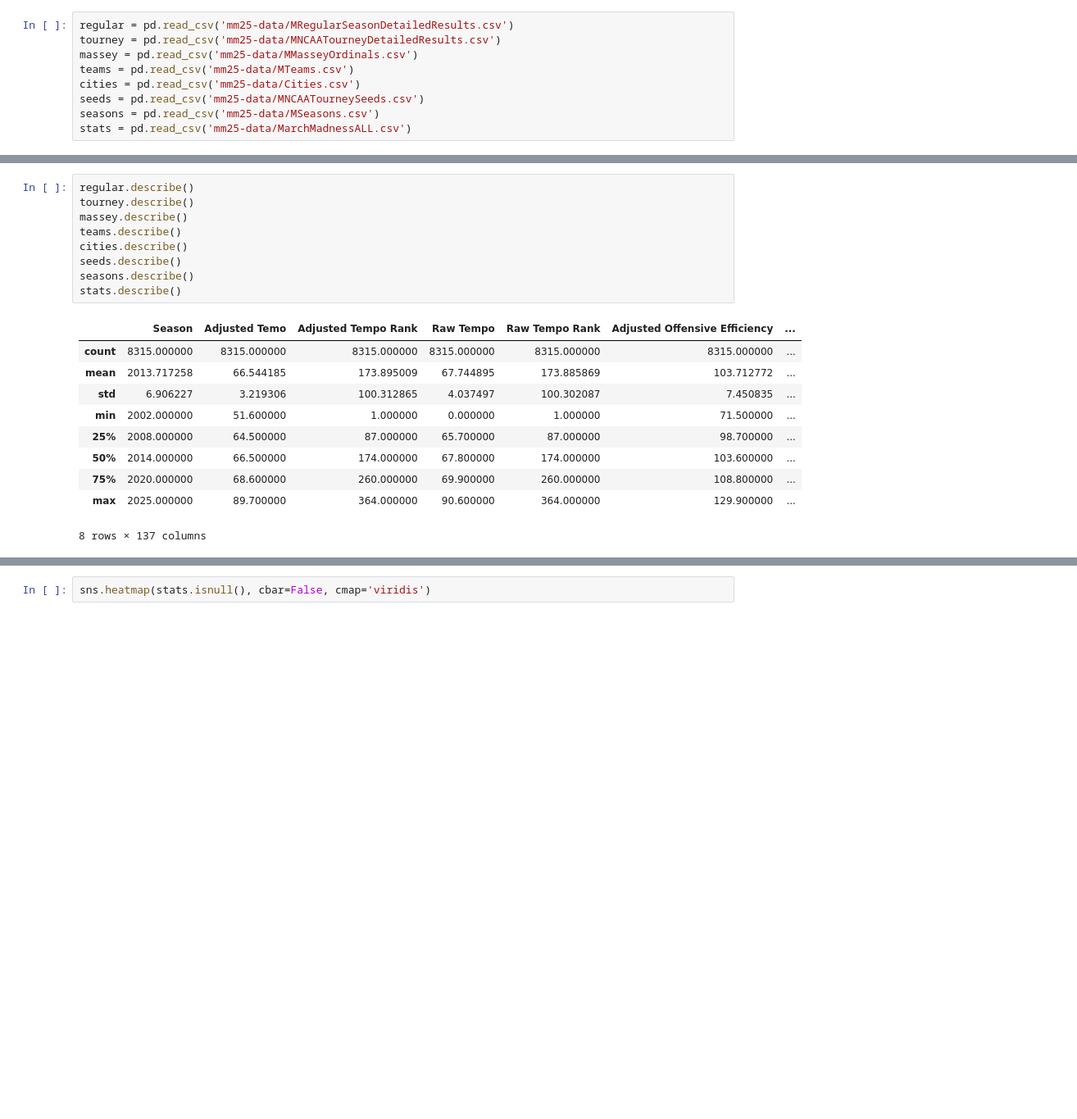
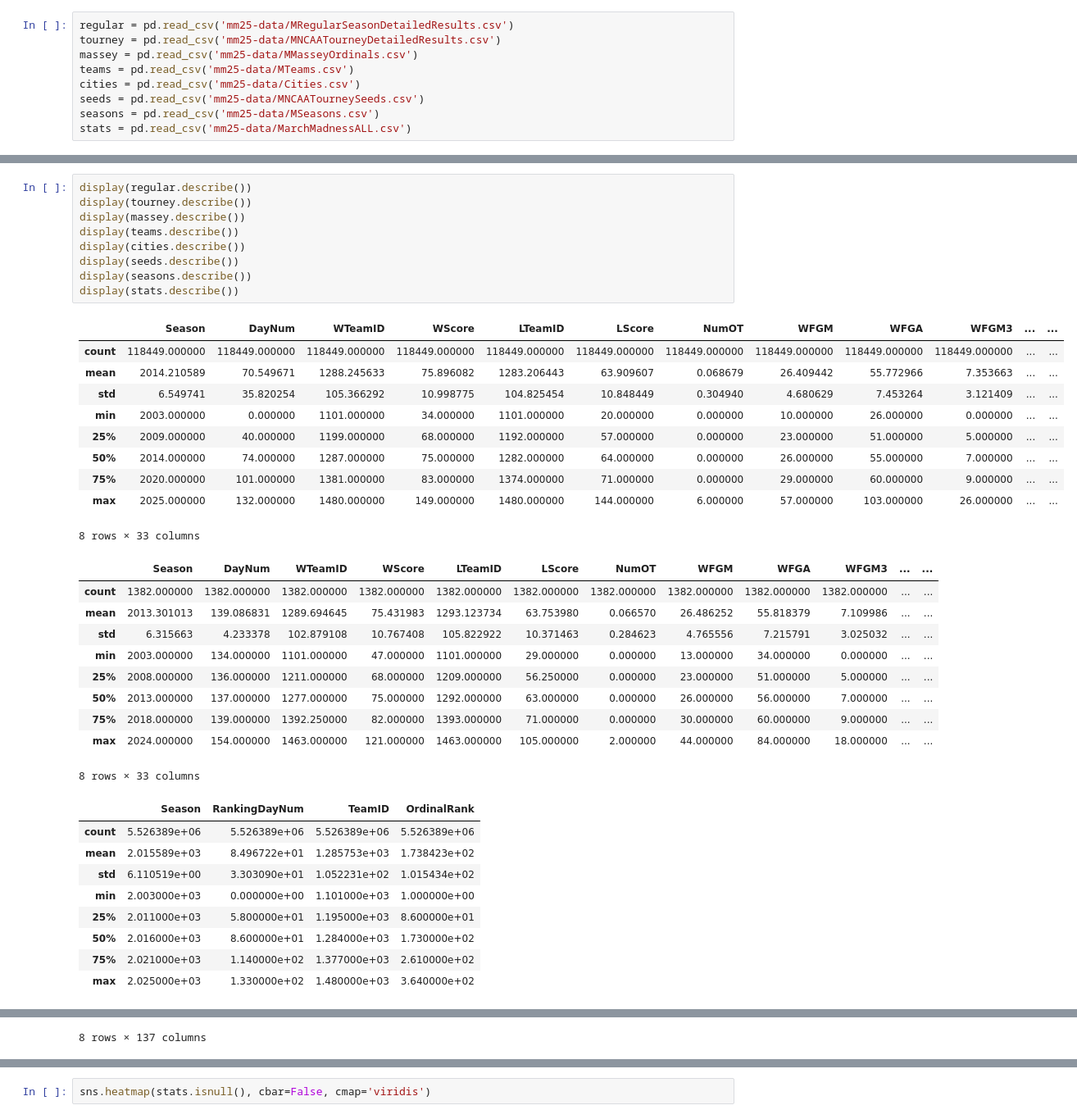
Before and after one commit to StudioMitesh/march-madness-25, a Jupyter notebook: notebook.ipynb, the cells around one changed output, grey strips where cells are left out. Shown at 82% size. Drawn from its saved outputs; the diff is of its cells as text; blank space fills up the shorter version.

```diff
--- a/notebook.ipynb
+++ b/notebook.ipynb
@@ -62,20 +170,39 @@ memory usage: 9.3+ MB
 # %%
-regular.describe()
-tourney.describe()
-massey.describe()
-teams.describe()
-cities.describe()
-seeds.describe()
-seasons.describe()
-stats.describe()
+display(regular.describe())
+display(tourney.describe())
+display(massey.describe())
+display(teams.describe())
+display(cities.describe())
+display(seeds.describe())
+display(seasons.describe())
+display(stats.describe())
 # %% [output]
-|  | Season | Adjusted Temo | Adjusted Tempo Rank | Raw Tempo | Raw Tempo Rank | Adjusted Offensive Efficiency | ... |
-| count | 8315.000000 | 8315.000000 | 8315.000000 | 8315.000000 | 8315.000000 | 8315.000000 | ... |
-| mean | 2013.717258 | 66.544185 | 173.895009 | 67.744895 | 173.885869 | 103.712772 | ... |
-| std | 6.906227 | 3.219306 | 100.312865 | 4.037497 | 100.302087 | 7.450835 | ... |
-| min | 2002.000000 | 51.600000 | 1.000000 | 0.000000 | 1.000000 | 71.500000 | ... |
-| 25% | 2008.000000 | 64.500000 | 87.000000 | 65.700000 | 87.000000 | 98.700000 | ... |
-| 50% | 2014.000000 | 66.500000 | 174.000000 | 67.800000 | 174.000000 | 103.600000 | ... |
-| 75% | 2020.000000 | 68.600000 | 260.000000 | 69.900000 | 260.000000 | 108.800000 | ... |
-| max | 2025.000000 | 89.700000 | 364.000000 | 90.600000 | 364.000000 | 129.900000 | ... |
+|  | Season | DayNum | WTeamID | WScore | LTeamID | LScore | NumOT | WFGM | WFGA | WFGM3 | ... | ... |
+| count | 118449.000000 | 118449.000000 | 118449.000000 | 118449.000000 | 118449.000000 | 118449.000000 | 118449.000000 | 118449.000000 | 118449.000000 | 118449.000000 | ... | ... |
+| mean | 2014.210589 | 70.549671 | 1288.245633 | 75.896082 | 1283.206443 | 63.909607 | 0.068679 | 26.409442 | 55.772966 | 7.353663 | ... | ... |
+| std | 6.549741 | 35.820254 | 105.366292 | 10.998775 | 104.825454 | 10.848449 | 0.304940 | 4.680629 | 7.453264 | 3.121409 | ... | ... |
+| min | 2003.000000 | 0.000000 | 1101.000000 | 34.000000 | 1101.000000 | 20.000000 | 0.000000 | 10.000000 | 26.000000 | 0.000000 | ... | ... |
+| 25% | 2009.000000 | 40.000000 | 1199.000000 | 68.000000 | 1192.000000 | 57.000000 | 0.000000 | 23.000000 | 51.000000 | 5.000000 | ... | ... |
+| 50% | 2014.000000 | 74.000000 | 1287.000000 | 75.000000 | 1282.000000 | 64.000000 | 0.000000 | 26.000000 | 55.000000 | 7.000000 | ... | ... |
+| 75% | 2020.000000 | 101.000000 | 1381.000000 | 83.000000 | 1374.000000 | 71.000000 | 0.000000 | 29.000000 | 60.000000 | 9.000000 | ... | ... |
+| max | 2025.000000 | 132.000000 | 1480.000000 | 149.000000 | 1480.000000 | 144.000000 | 6.000000 | 57.000000 | 103.000000 | 26.000000 | ... | ... |
-8 rows × 137 columns
+8 rows × 33 columns
+|  | Season | DayNum | WTeamID | WScore | LTeamID | LScore | NumOT | WFGM | WFGA | WFGM3 | ... | ... |
+| count | 1382.000000 | 1382.000000 | 1382.000000 | 1382.000000 | 1382.000000 | 1382.000000 | 1382.000000 | 1382.000000 | 1382.000000 | 1382.000000 | ... | ... |
+| mean | 2013.301013 | 139.086831 | 1289.694645 | 75.431983 | 1293.123734 | 63.753980 | 0.066570 | 26.486252 | 55.818379 | 7.109986 | ... | ... |
+| std | 6.315663 | 4.233378 | 102.879108 | 10.767408 | 105.822922 | 10.371463 | 0.284623 | 4.765556 | 7.215791 | 3.025032 | ... | ... |
+| min | 2003.000000 | 134.000000 | 1101.000000 | 47.000000 | 1101.000000 | 29.000000 | 0.000000 | 13.000000 | 34.000000 | 0.000000 | ... | ... |
+| 25% | 2008.000000 | 136.000000 | 1211.000000 | 68.000000 | 1209.000000 | 56.250000 | 0.000000 | 23.000000 | 51.000000 | 5.000000 | ... | ... |
+| 50% | 2013.000000 | 137.000000 | 1277.000000 | 75.000000 | 1292.000000 | 63.000000 | 0.000000 | 26.000000 | 56.000000 | 7.000000 | ... | ... |
+| 75% | 2018.000000 | 139.000000 | 1392.250000 | 82.000000 | 1393.000000 | 71.000000 | 0.000000 | 30.000000 | 60.000000 | 9.000000 | ... | ... |
+| max | 2024.000000 | 154.000000 | 1463.000000 | 121.000000 | 1463.000000 | 105.000000 | 2.000000 | 44.000000 | 84.000000 | 18.000000 | ... | ... |
+8 rows × 33 columns
+|  | Season | RankingDayNum | TeamID | OrdinalRank |
+| count | 5.526389e+06 | 5.526389e+06 | 5.526389e+06 | 5.526389e+06 |
+| mean | 2.015589e+03 | 8.496722e+01 | 1.285753e+03 | 1.738423e+02 |
+| std | 6.110519e+00 | 3.303090e+01 | 1.052231e+02 | 1.015434e+02 |
+| min | 2.003000e+03 | 0.000000e+00 | 1.101000e+03 | 1.000000e+00 |
+| 25% | 2.011000e+03 | 5.800000e+01 | 1.195000e+03 | 8.600000e+01 |
+| 50% | 2.016000e+03 | 8.600000e+01 | 1.284000e+03 | 1.730000e+02 |
+| 75% | 2.021000e+03 | 1.140000e+02 | 1.377000e+03 | 2.610000e+02 |
+| max | 2.025000e+03 | 1.330000e+02 | 1.480000e+03 | 3.640000e+02 |
@@ -82 +254,2 @@ stats.describe()
+8 rows × 137 columns
 # %%
```
Also changed, not shown: parts of 31 cells of this notebook.
